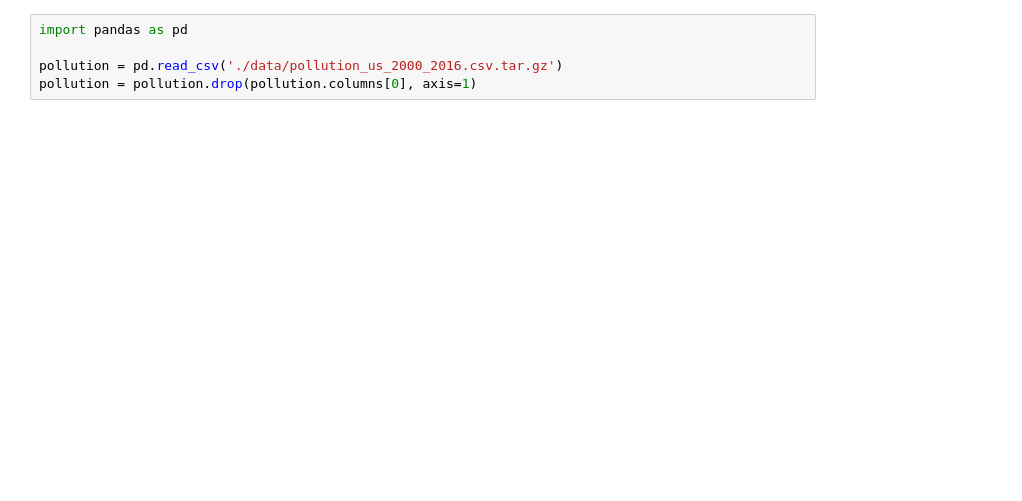
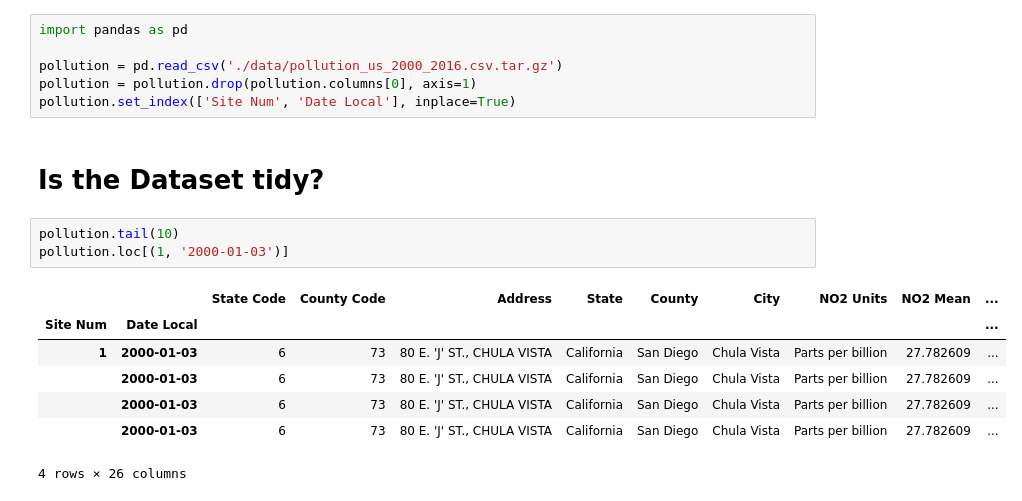
Before and after one commit to fionasi/dp1_pollution, a Jupyter notebook: pollution.ipynb, the cells around one changed output. Drawn from its saved outputs; the diff is of its cells as text; blank space fills up the shorter version.

```diff
--- a/pollution.ipynb
+++ b/pollution.ipynb
@@ -3,3 +3,17 @@ import pandas as pd
 
 pollution = pd.read_csv('./data/pollution_us_2000_2016.csv.tar.gz')
 pollution = pollution.drop(pollution.columns[0], axis=1)
+pollution.set_index(['Site Num', 'Date Local'], inplace=True)
+# %% [markdown]
+# Is the Dataset tidy?
+# %%
+pollution.tail(10)
+pollution.loc[(1, '2000-01-03')]
+# %% [output]
+|  |  | State Code | County Code | Address | State | County | City | NO2 Units | NO2 Mean | ... |
+| Site Num | Date Local |  |  |  |  |  |  |  |  | ... |
+| 1 | 2000-01-03 | 6 | 73 | 80 E. 'J' ST., CHULA VISTA | California | San Diego | Chula Vista | Parts per billion | 27.782609 | ... |
+|  | 2000-01-03 | 6 | 73 | 80 E. 'J' ST., CHULA VISTA | California | San Diego | Chula Vista | Parts per billion | 27.782609 | ... |
+|  | 2000-01-03 | 6 | 73 | 80 E. 'J' ST., CHULA VISTA | California | San Diego | Chula Vista | Parts per billion | 27.782609 | ... |
+|  | 2000-01-03 | 6 | 73 | 80 E. 'J' ST., CHULA VISTA | California | San Diego | Chula Vista | Parts per billion | 27.782609 | ... |
+4 rows × 26 columns
```
Also changed, not shown: parts of 7 cells of this notebook, 1 other file.
